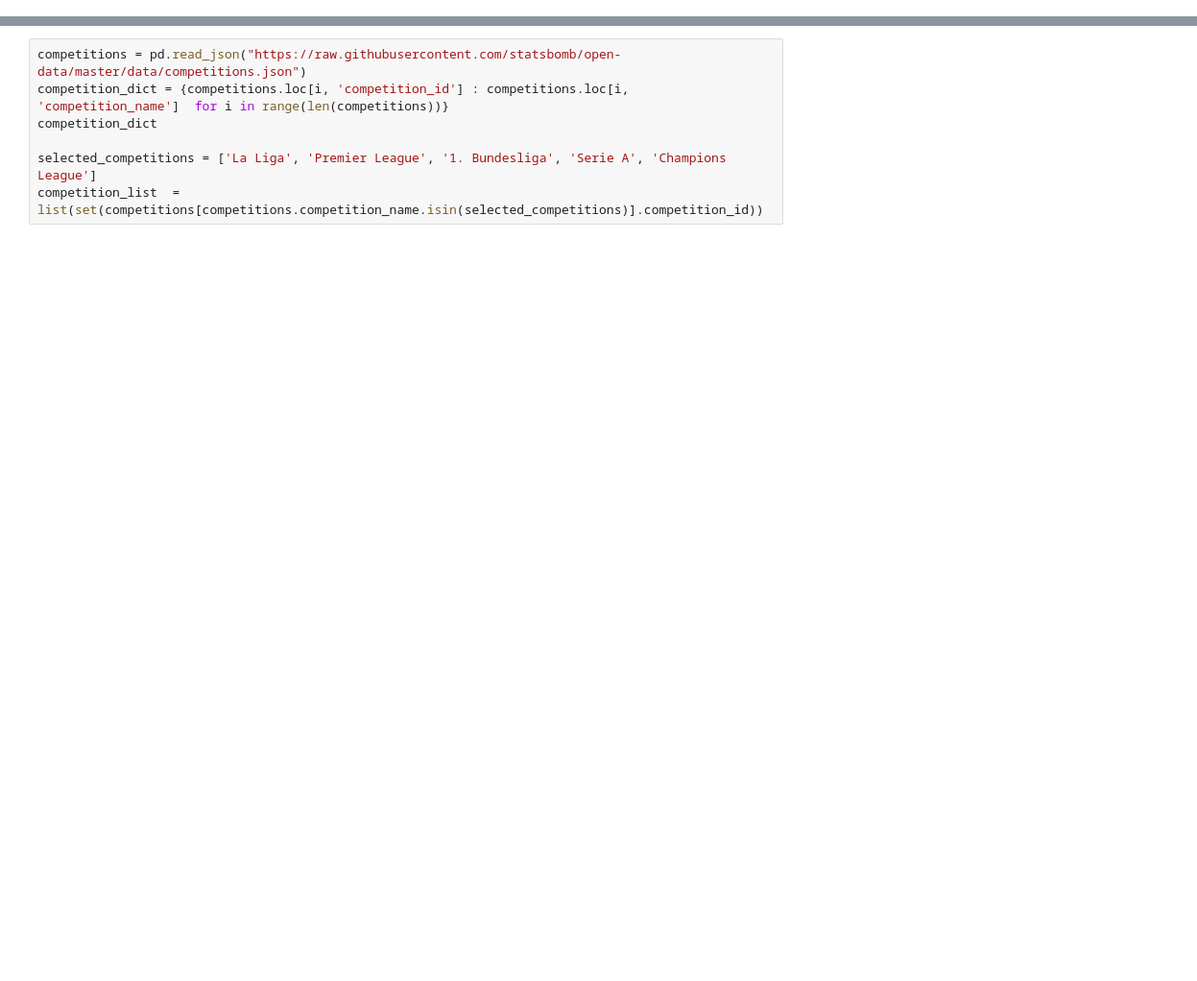
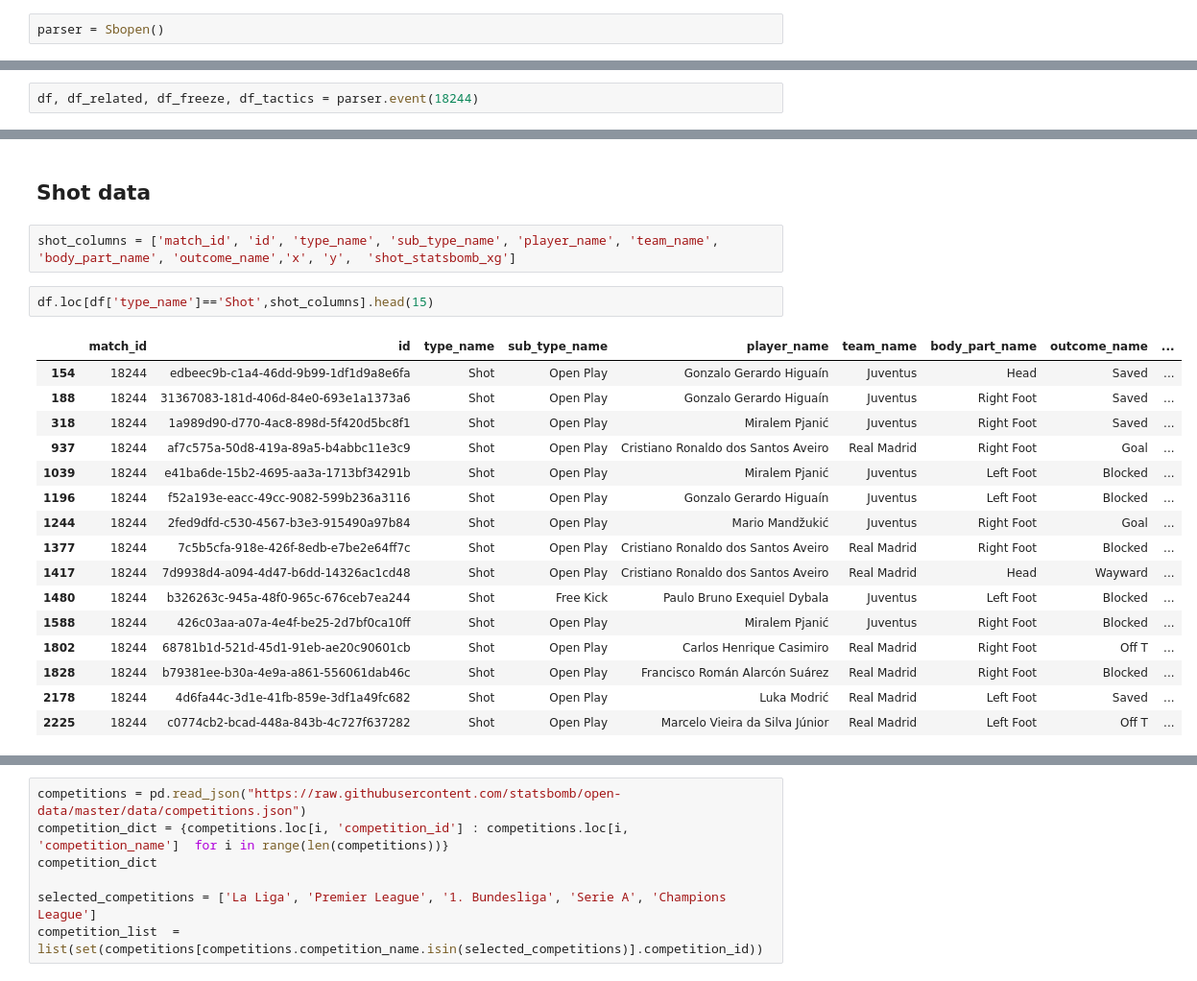
Before and after one commit to jmlee8939/Expected-values-of-soccer, a Jupyter notebook: Xg_analysis.ipynb, the cells around one changed output, grey strips where cells are left out. Shown: that part at 96% size. Cells and saved outputs as stored; diff of their text form; blank space fills up the shorter version.

```diff
--- a/Xg_analysis.ipynb
+++ b/Xg_analysis.ipynb
@@ -9,0 +14,2 @@ from src.Preprocess_events import preprocess_event
+# %%
+parser = Sbopen()
@@ -9,0 +26,2 @@ from src.Preprocess_events import preprocess_event
+# %%
+df, df_related, df_freeze, df_tactics = parser.event(18244)
@@ -9,0 +60,23 @@ from src.Preprocess_events import preprocess_event
+# %% [markdown]
+## Shot data
+# %%
+shot_columns = ['match_id', 'id', 'type_name', 'sub_type_name', 'player_name', 'team_name', 'body_part_name', 'outcome_name','x', 'y',  'shot_statsbomb_xg']
+# %%
+df.loc[df['type_name']=='Shot',shot_columns].head(15)
+# %% [output]
+|  | match_id | id | type_name | sub_type_name | player_name | team_name | body_part_name | outcome_name | ... |
+| 154 | 18244 | edbeec9b-c1a4-46dd-9b99-1df1d9a8e6fa | Shot | Open Play | Gonzalo Gerardo Higuaín | Juventus | Head | Saved | ... |
+| 188 | 18244 | 31367083-181d-406d-84e0-693e1a1373a6 | Shot | Open Play | Gonzalo Gerardo Higuaín | Juventus | Right Foot | Saved | ... |
+| 318 | 18244 | 1a989d90-d770-4ac8-898d-5f420d5bc8f1 | Shot | Open Play | Miralem Pjanić | Juventus | Right Foot | Saved | ... |
+| 937 | 18244 | af7c575a-50d8-419a-89a5-b4abbc11e3c9 | Shot | Open Play | Cristiano Ronaldo dos Santos Aveiro | Real Madrid | Right Foot | Goal | ... |
+| 1039 | 18244 | e41ba6de-15b2-4695-aa3a-1713bf34291b | Shot | Open Play | Miralem Pjanić | Juventus | Left Foot | Blocked | ... |
+| 1196 | 18244 | f52a193e-eacc-49cc-9082-599b236a3116 | Shot | Open Play | Gonzalo Gerardo Higuaín | Juventus | Left Foot | Blocked | ... |
+| 1244 | 18244 | 2fed9dfd-c530-4567-b3e3-915490a97b84 | Shot | Open Play | Mario Mandžukić | Juventus | Right Foot | Goal | ... |
+| 1377 | 18244 | 7c5b5cfa-918e-426f-8edb-e7be2e64ff7c | Shot | Open Play | Cristiano Ronaldo dos Santos Aveiro | Real Madrid | Right Foot | Blocked | ... |
+| 1417 | 18244 | 7d9938d4-a094-4d47-b6dd-14326ac1cd48 | Shot | Open Play | Cristiano Ronaldo dos Santos Aveiro | Real Madrid | Head | Wayward | ... |
+| 1480 | 18244 | b326263c-945a-48f0-965c-676ceb7ea244 | Shot | Free Kick | Paulo Bruno Exequiel Dybala | Juventus | Left Foot | Blocked | ... |
+| 1588 | 18244 | 426c03aa-a07a-4e4f-be25-2d7bf0ca10ff | Shot | Open Play | Miralem Pjanić | Juventus | Right Foot | Blocked | ... |
+| 1802 | 18244 | 68781b1d-521d-45d1-91eb-ae20c90601cb | Shot | Open Play | Carlos Henrique Casimiro | Real Madrid | Right Foot | Off T | ... |
+| 1828 | 18244 | b79381ee-b30a-4e9a-a861-556061dab46c | Shot | Open Play | Francisco Román Alarcón Suárez | Real Madrid | Right Foot | Blocked | ... |
+| 2178 | 18244 | 4d6fa44c-3d1e-41fb-859e-3df1a49fc682 | Shot | Open Play | Luka Modrić | Real Madrid | Left Foot | Saved | ... |
+| 2225 | 18244 | c0774cb2-bcad-448a-843b-4c727f637282 | Shot | Open Play | Marcelo Vieira da Silva Júnior | Real Madrid | Left Foot | Off T | ... |
```
Also changed, not shown: parts of 20 cells of this notebook.
